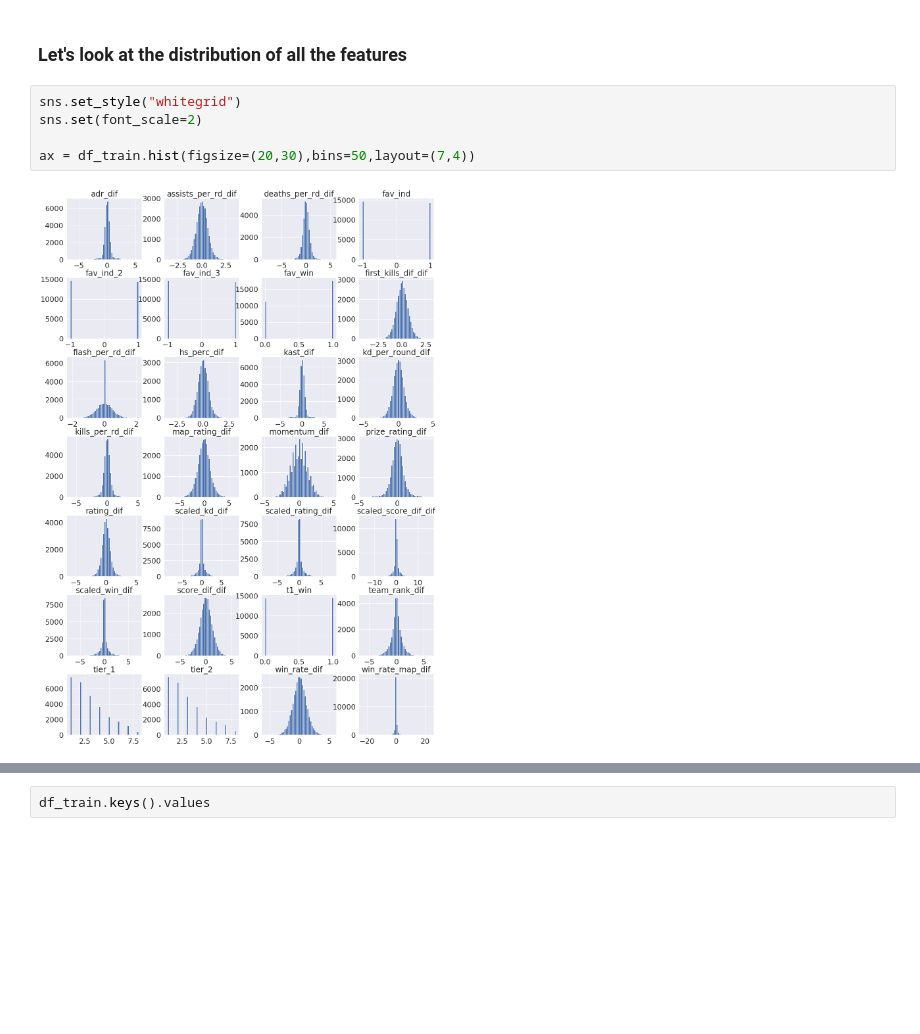
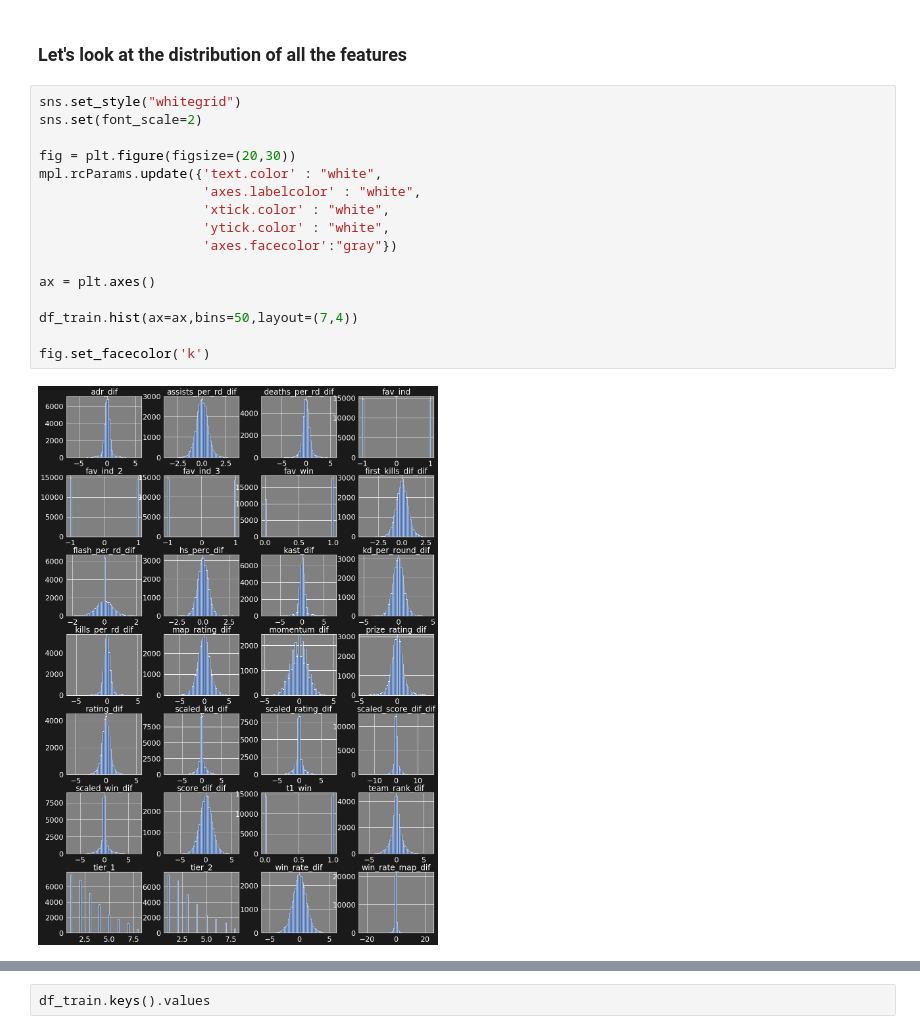
Before and after one commit to emmanuel-garza/insight-csgo, a Jupyter notebook: final_model.ipynb, the cells around one changed output, grey strips where cells are left out. Saved outputs shown, nothing was run; the diff lists cells and outputs as text; blank space fills up the shorter version.

```diff
--- a/final_model.ipynb
+++ b/final_model.ipynb
@@ -177,10 +178,21 @@ df_train.describe()
 # %%
 sns.set_style("whitegrid")
 sns.set(font_scale=2)
 
-ax = df_train.hist(figsize=(20,30),bins=50,layout=(7,4))
+fig = plt.figure(figsize=(20,30))
+mpl.rcParams.update({'text.color' : "white",
+                     'axes.labelcolor' : "white",
+                     'xtick.color' : "white",
+                     'ytick.color' : "white",
+                     'axes.facecolor':"gray"})
+
+ax = plt.axes()
+
+df_train.hist(ax=ax,bins=50,layout=(7,4))
+
+fig.set_facecolor('k')
 # %% [output]
-[figure, old version]
+[figure, new version]
 # %%
 df_train[df_train['t1_win']==1][['prize_rating_dif','scaled_win_dif']].describe()
 # %% [output]
```
Also changed, not shown: parts of 21 cells of this notebook.
